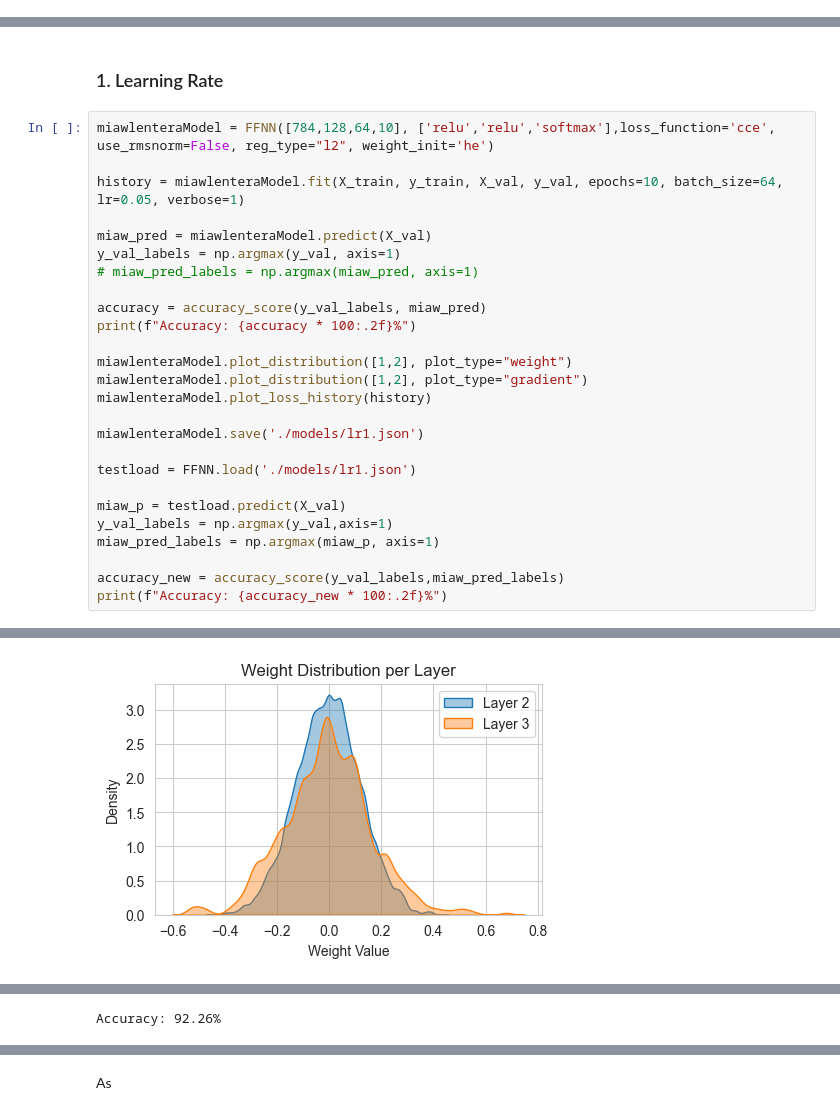
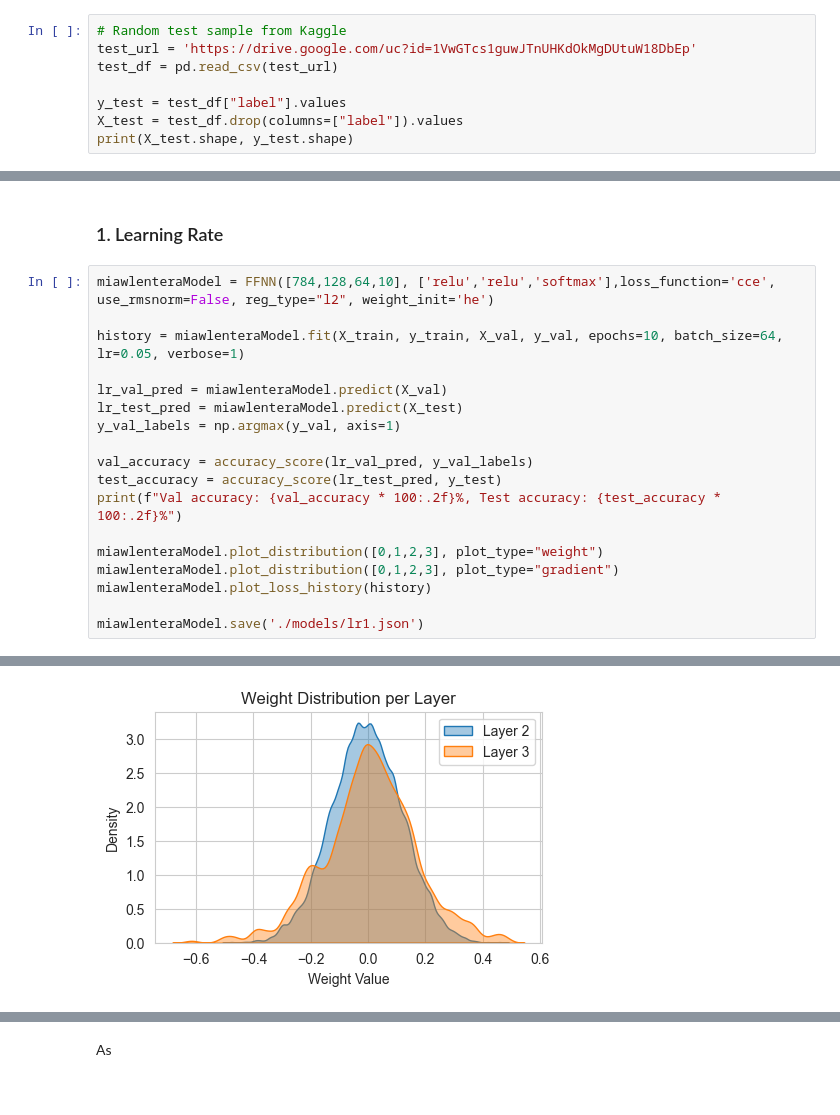
Before and after one commit to kaylanamira/IF3270_Tubes1_K30, a Jupyter notebook: src/main.ipynb, the cells around one changed output, grey strips where cells are left out. Drawn from its saved outputs; the diff is of its cells as text.

```diff
--- a/src/main.ipynb
+++ b/src/main.ipynb
@@ -34,0 +34,8 @@ print(X_val.shape)
+# %%
+# Random test sample from Kaggle
+test_url = 'https://drive.google.com/uc?id=1VwGTcs1guwJTnUHKdOkMgDUtuW18DbEp'
+test_df = pd.read_csv(test_url)
+
+y_test = test_df["label"].values
+X_test = test_df.drop(columns=["label"]).values
+print(X_test.shape, y_test.shape)
@@ -41,25 +50,17 @@ miawlenteraModel = FFNN([784,128,64,10], ['relu','relu','softmax'],loss_function
 
 history = miawlenteraModel.fit(X_train, y_train, X_val, y_val, epochs=10, batch_size=64, lr=0.05, verbose=1)
 
-miaw_pred = miawlenteraModel.predict(X_val)
+lr_val_pred = miawlenteraModel.predict(X_val)
+lr_test_pred = miawlenteraModel.predict(X_test)
 y_val_labels = np.argmax(y_val, axis=1)
-# miaw_pred_labels = np.argmax(miaw_pred, axis=1)
 
-accuracy = accuracy_score(y_val_labels, miaw_pred)
-print(f"Accuracy: {accuracy * 100:.2f}%")
+val_accuracy = accuracy_score(lr_val_pred, y_val_labels)
+test_accuracy = accuracy_score(lr_test_pred, y_test)
+print(f"Val accuracy: {val_accuracy * 100:.2f}%, Test accuracy: {test_accuracy * 100:.2f}%")
 
-miawlenteraModel.plot_distribution([1,2], plot_type="weight")
-miawlenteraModel.plot_distribution([1,2], plot_type="gradient")
+miawlenteraModel.plot_distribution([0,1,2,3], plot_type="weight")
+miawlenteraModel.plot_distribution([0,1,2,3], plot_type="gradient")
 miawlenteraModel.plot_loss_history(history)
 
 miawlenteraModel.save('./models/lr1.json')
-
-testload = FFNN.load('./models/lr1.json')
-
-miaw_p = testload.predict(X_val)
-y_val_labels = np.argmax(y_val,axis=1)
-miaw_pred_labels = np.argmax(miaw_p, axis=1)
-
-accuracy_new = accuracy_score(y_val_labels,miaw_pred_labels)
-print(f"Accuracy: {accuracy_new * 100:.2f}%")
 # %% [output]
@@ -77 +78 @@ Accuracy: 92.26%
-[figure, old version]
+[figure, new version]
@@ -80,4 +81,3 @@ Accuracy: 92.26%
-Accuracy: 92.26%
 # %%
 miawlenteraModel = FFNN([784,128,64,10], ['relu','relu','softmax'],loss_function='cce', use_rmsnorm=False, reg_type="l2", weight_init='he')
 
```
Also changed, not shown: parts of 7 cells of this notebook, 3 other files.
